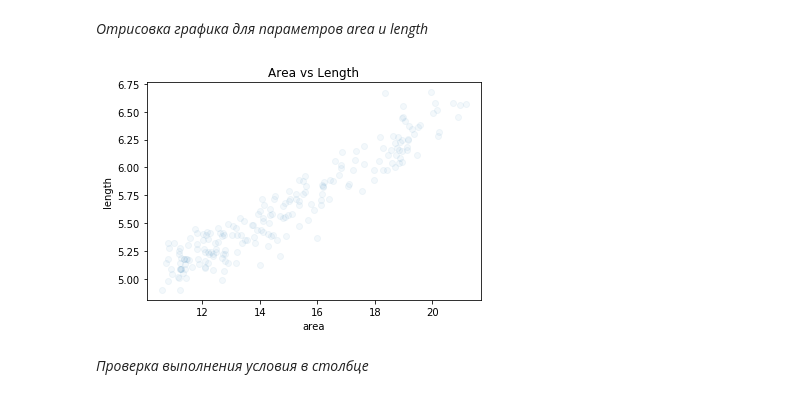
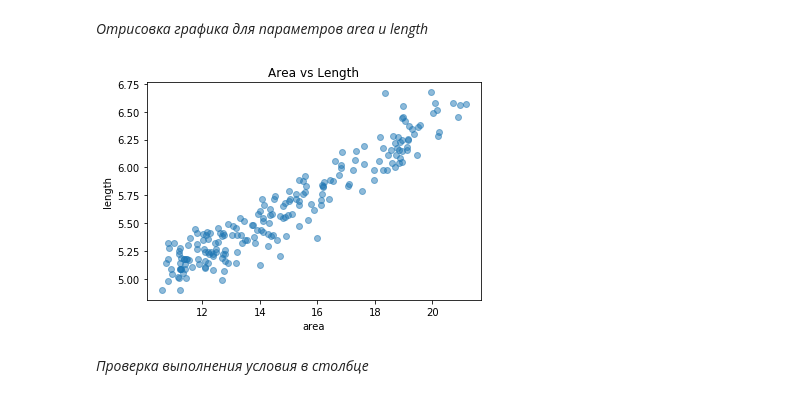
Before and after one commit to ValManP/MachineLearningCourse, a Jupyter notebook: ML_seeds_hw1_Pozdiaev.ipynb, the cells around one changed output. Saved outputs shown, nothing was run; the diff lists cells and outputs as text; code cells hidden in the pictures.

```diff
--- a/ML_seeds_hw1_Pozdiaev.ipynb
+++ b/ML_seeds_hw1_Pozdiaev.ipynb
@@ -205,13 +207,13 @@ data.corr()
 # %% [markdown]
 _Отрисовка графика для параметров area и length_
 # %%
-plt.plot(data['area'], data['length'], 'o', alpha = 0.05)
+plt.plot(data['area'], data['length'], 'o', alpha = 0.5)
 plt.xlabel('area')
 plt.ylabel('length')
 plt.title('Area vs Length')
 pass
 # %% [output]
-[figure, old version]
+[figure, new version]
 # %% [markdown]
 _Проверка выполнения условия в столбце_
 # %%
```
Also changed, not shown: parts of 6 cells of this notebook.
